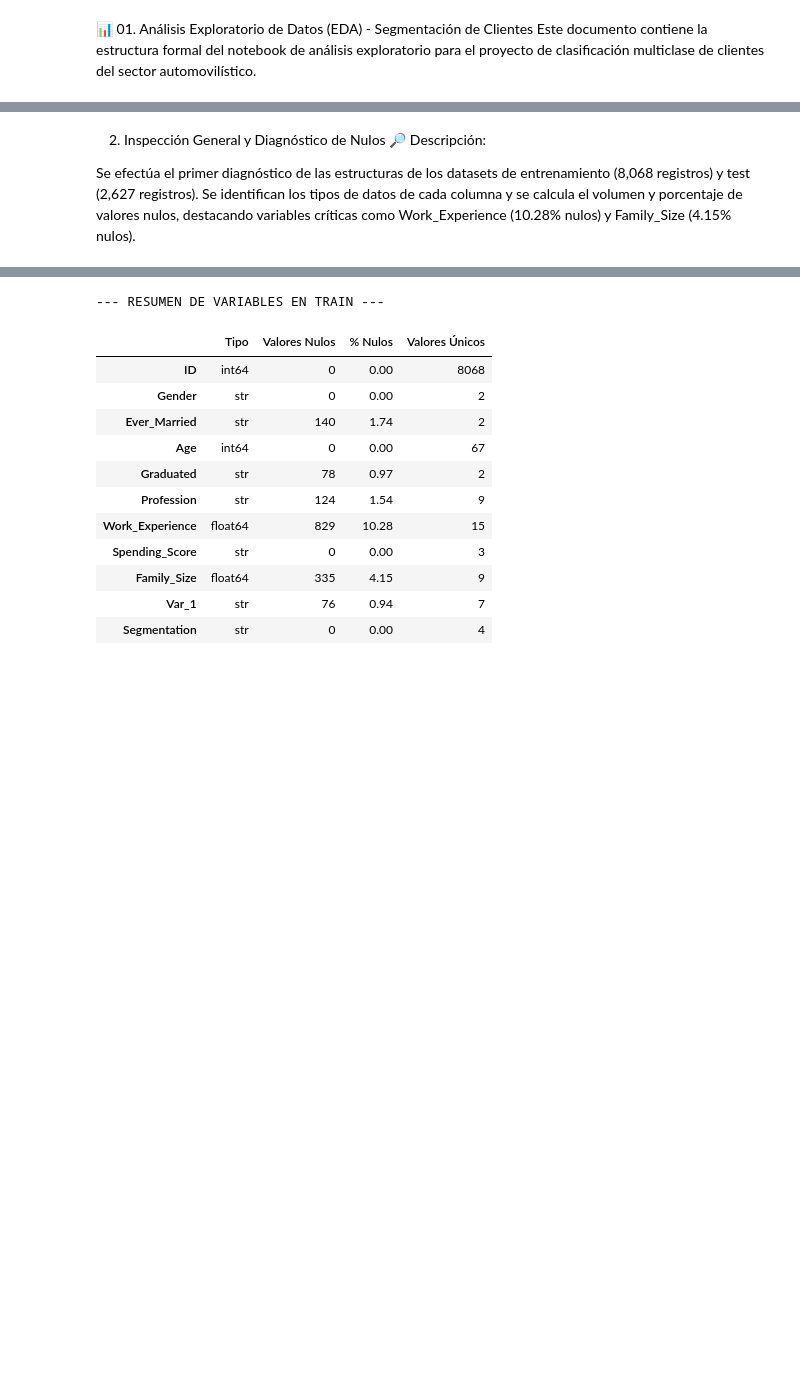
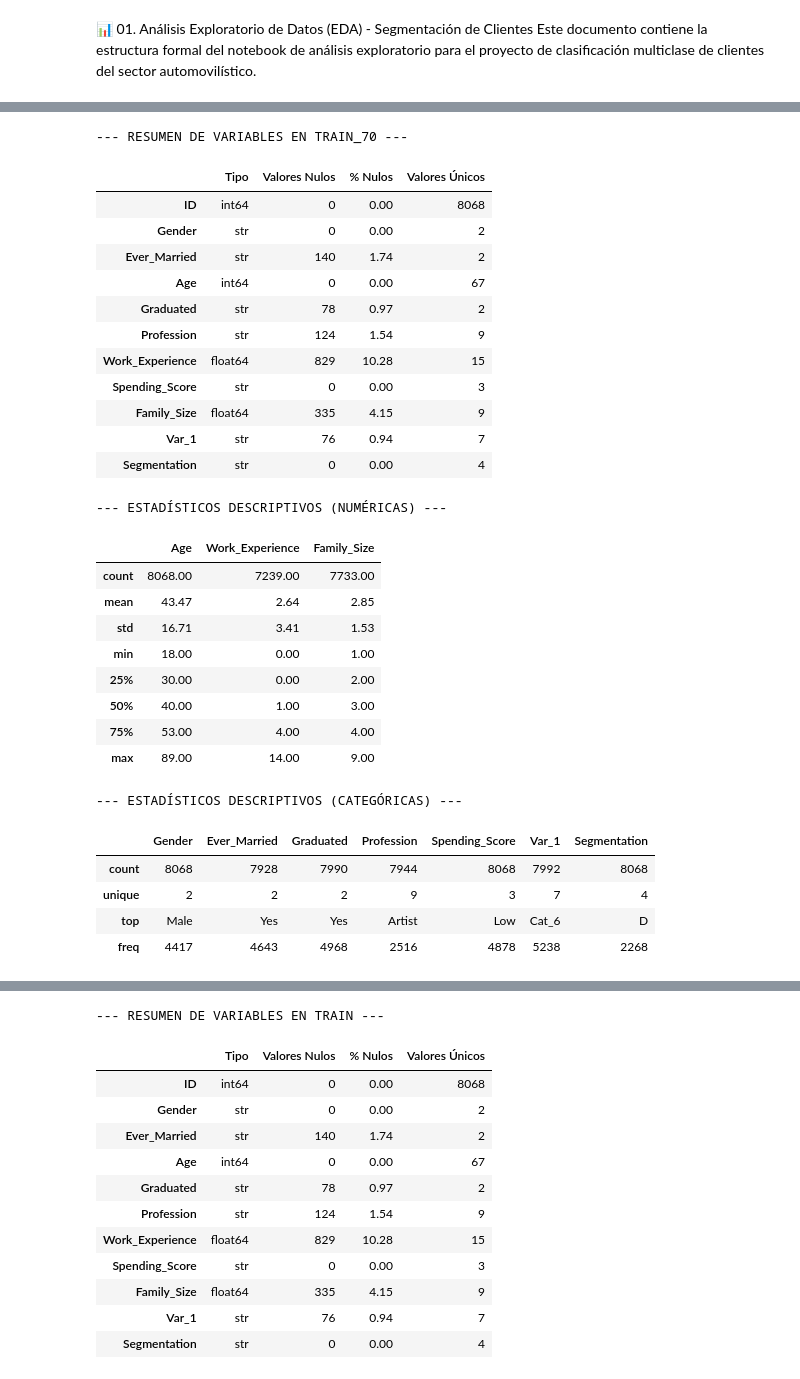
Before and after one commit to IA-P1-BCN/customer-segmentation-multiclass, a Jupyter notebook: 01_eda_inicial.ipynb, the cells around one changed output, grey strips where cells are left out. Drawn from its saved outputs; the diff is of its cells as text; code cells hidden in the pictures; blank space fills up the shorter version.

```diff
--- a/01_eda_inicial.ipynb
+++ b/01_eda_inicial.ipynb
@@ -57,8 +58,50 @@ Dataset Test listo: 2627 filas y 11 columnas.
 | 2 | 466315 | Female | Yes | 67 | Yes | Engineer | 1.0 | Low | ... |
 | 3 | 461735 | Male | Yes | 67 | Yes | Lawyer | 0.0 | High | ... |
 | 4 | 462669 | Female | Yes | 40 | Yes | Entertainment | NaN | High | ... |
-# %% [markdown]
-2. Inspección General y Diagnóstico de Nulos 🔎
-Descripción:
-
-Se efectúa el primer diagnóstico de las estructuras de los datasets de entrenamiento (8,068 registros) y test (2,627 registros). Se identifican los tipos de datos de cada columna y se calcula el volumen y porcentaje de valores nulos, destacando variables críticas como Work_Experience (10.28% nulos) y Family_Size (4.15% nulos).
+# %%
+# Tabla resumen de tipos, nulos y valores únicos en train_70
+info_df = pd.DataFrame({
+    'Tipo': train_df.dtypes,
+    'Valores Nulos': train_df.isnull().sum(),
+    '% Nulos': (train_df.isnull().sum() / len(train_df) * 100).round(2),
+    'Valores Únicos': train_df.nunique()
+})
+
+print("--- RESUMEN DE VARIABLES EN TRAIN_70 ---")
+display(info_df)
+
+print("\n--- ESTADÍSTICOS DESCRIPTIVOS (NUMÉRICAS) ---")
+display(train_df.drop(columns=['ID']).describe().round(2))
+
+print("\n--- ESTADÍSTICOS DESCRIPTIVOS (CATEGÓRICAS) ---")
+display(train_df.describe(include=['object', 'string']))
+# %% [output]
+--- RESUMEN DE VARIABLES EN TRAIN_70 ---
+|  | Tipo | Valores Nulos | % Nulos | Valores Únicos |
+| ID | int64 | 0 | 0.00 | 8068 |
+| Gender | str | 0 | 0.00 | 2 |
+| Ever_Married | str | 140 | 1.74 | 2 |
+| Age | int64 | 0 | 0.00 | 67 |
+| Graduated | str | 78 | 0.97 | 2 |
+| Profession | str | 124 | 1.54 | 9 |
+| Work_Experience | float64 | 829 | 10.28 | 15 |
+| Spending_Score | str | 0 | 0.00 | 3 |
+| Family_Size | float64 | 335 | 4.15 | 9 |
+| Var_1 | str | 76 | 0.94 | 7 |
+| Segmentation | str | 0 | 0.00 | 4 |
+--- ESTADÍSTICOS DESCRIPTIVOS (NUMÉRICAS) ---
+|  | Age | Work_Experience | Family_Size |
+| count | 8068.00 | 7239.00 | 7733.00 |
+| mean | 43.47 | 2.64 | 2.85 |
+| std | 16.71 | 3.41 | 1.53 |
+| min | 18.00 | 0.00 | 1.00 |
+| 25% | 30.00 | 0.00 | 2.00 |
+| 50% | 40.00 | 1.00 | 3.00 |
+| 75% | 53.00 | 4.00 | 4.00 |
+| max | 89.00 | 14.00 | 9.00 |
+--- ESTADÍSTICOS DESCRIPTIVOS (CATEGÓRICAS) ---
+|  | Gender | Ever_Married | Graduated | Profession | Spending_Score | Var_1 | Segmentation |
+| count | 8068 | 7928 | 7990 | 7944 | 8068 | 7992 | 8068 |
+| unique | 2 | 2 | 2 | 9 | 3 | 7 | 4 |
+| top | Male | Yes | Yes | Artist | Low | Cat_6 | D |
+| freq | 4417 | 4643 | 4968 | 2516 | 4878 | 5238 | 2268 |
```
Also changed, not shown: parts of 11 cells of this notebook, 1 other file.
